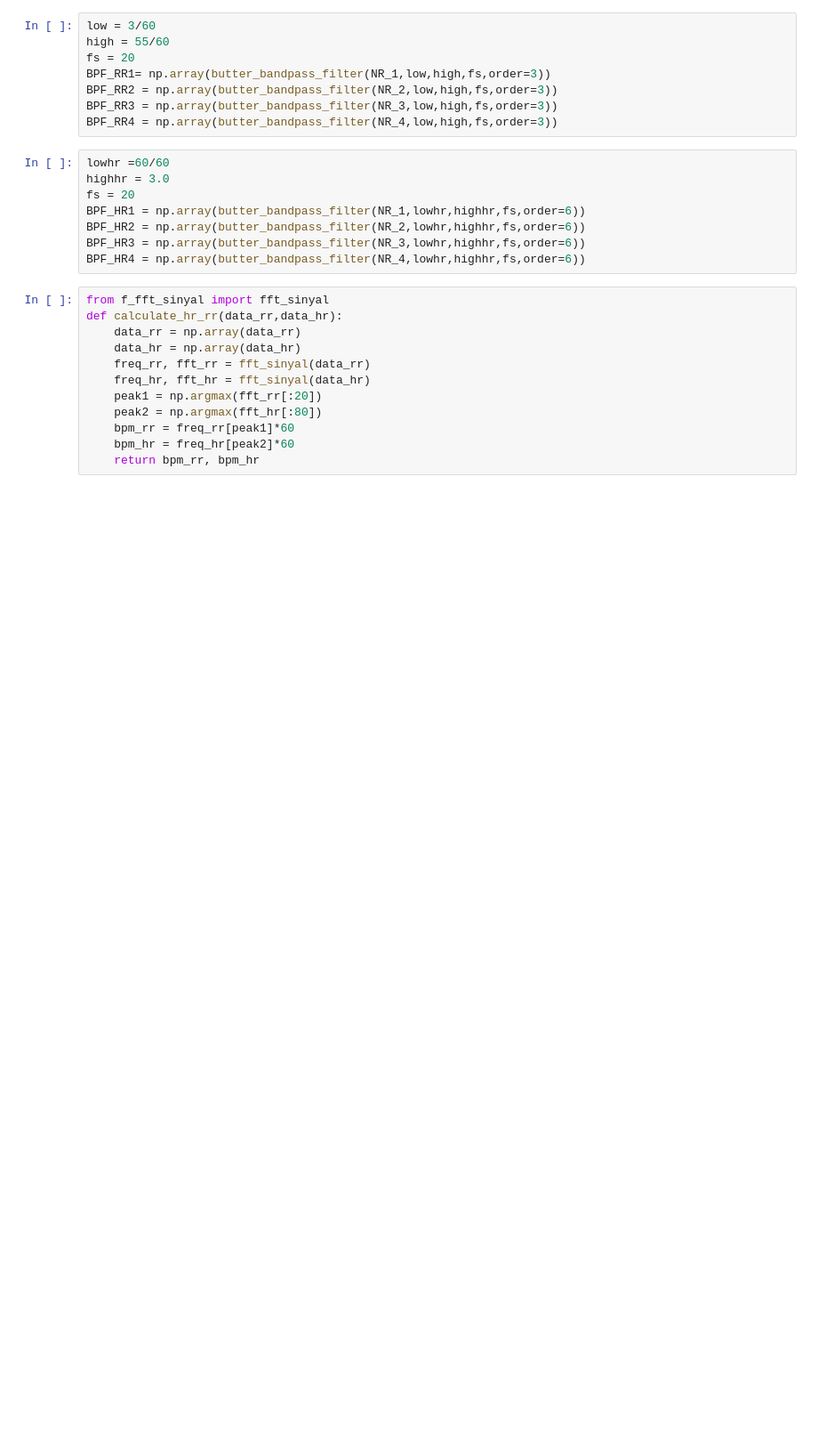
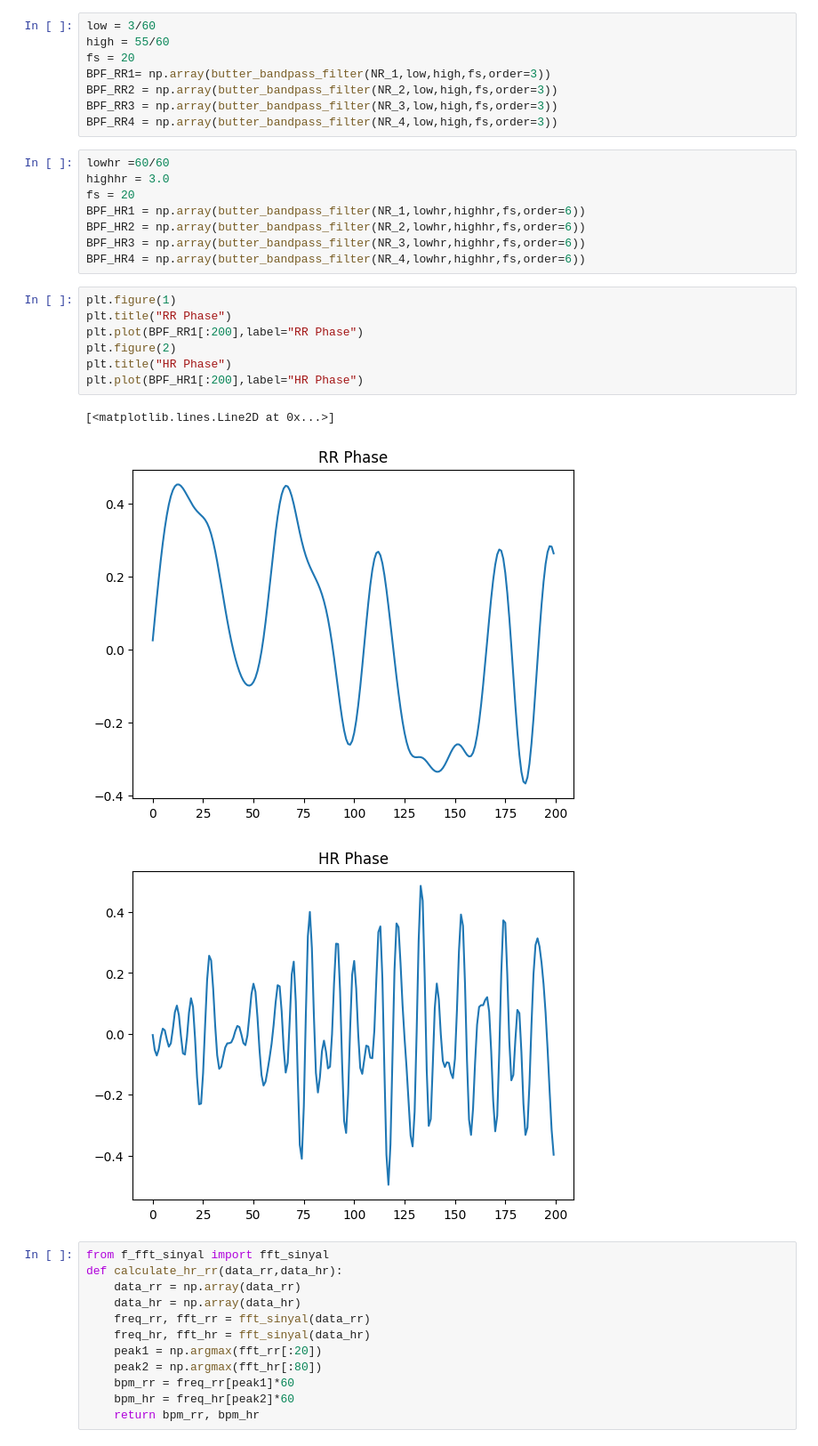
Before and after one commit to vincentiusantu/Read-Dataset-Publik-Radar-FMCW-, a Jupyter notebook: read_data.ipynb, the cells around one changed output. Shown at 89% size. Drawn from its saved outputs; the diff is of its cells as text; blank space fills up the shorter version.

```diff
--- a/read_data.ipynb
+++ b/read_data.ipynb
@@ -228,6 +228,17 @@ BPF_HR1 = np.array(butter_bandpass_filter(NR_1,lowhr,highhr,fs,order=6))
 BPF_HR2 = np.array(butter_bandpass_filter(NR_2,lowhr,highhr,fs,order=6))
 BPF_HR3 = np.array(butter_bandpass_filter(NR_3,lowhr,highhr,fs,order=6))
 BPF_HR4 = np.array(butter_bandpass_filter(NR_4,lowhr,highhr,fs,order=6))
+# %%
+plt.figure(1)
+plt.title("RR Phase")
+plt.plot(BPF_RR1[:200],label="RR Phase")
+plt.figure(2)
+plt.title("HR Phase")
+plt.plot(BPF_HR1[:200],label="HR Phase")
+# %% [output]
+[<matplotlib.lines.Line2D at 0x...>]
+[figure, added]
+[figure, added]
 # %%
 from f_fft_sinyal import fft_sinyal
 def calculate_hr_rr(data_rr,data_hr):
```
Also changed, not shown: parts of 7 cells of this notebook, 8 other files.
